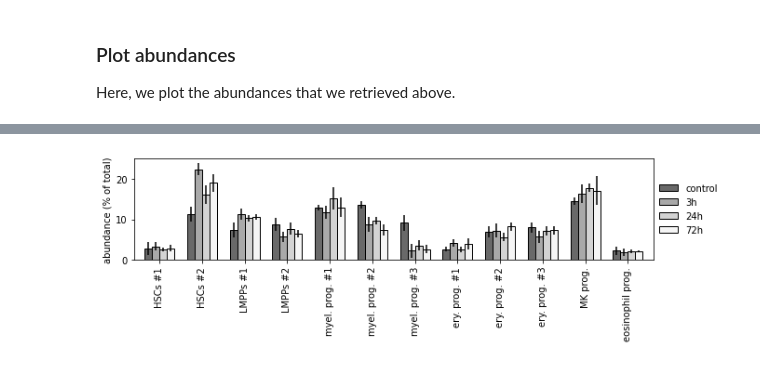
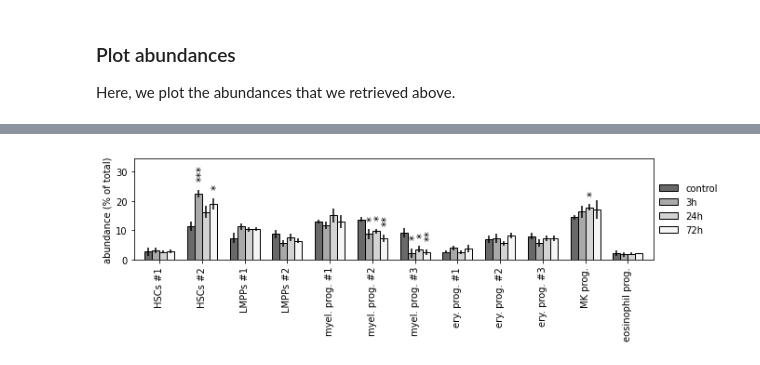
Before and after one commit to bjbouman/time_series_analysis, a Jupyter notebook: code/5.1.abundances_barplot.ipynb, the cells around one changed output, grey strips where cells are left out. Drawn from its saved outputs; the diff is of its cells as text; code cells hidden in the pictures.

```diff
--- a/code/5.1.abundances_barplot.ipynb
+++ b/code/5.1.abundances_barplot.ipynb
@@ -72,3 +59,22 @@ std_abundances = std_abundances.loc[adata.obs['clusters'].cat.categories,]
+# %%
+### calculate the p-values
+
+# create a 3D array with ones
+array_shape = (len(timepoints), len(clusters))
+pvalue_abundances = np.ones(array_shape, dtype=float)
+
+for time_idx in range(1, len(timepoints)):
+
+    # iterate over the clusters and calculate the t-test
+    for cluster_idx, cluster in enumerate(clusters):
+        control_cluster_abundances = abundances_array[0][:, cluster_idx]
+        current_cluster_abundances = abundances_array[time_idx][:, cluster_idx]
+
+        # perform the t-test
+        _, p_value = ttest_ind(control_cluster_abundances, current_cluster_abundances)
+
+        # add pvalue to array
+        pvalue_abundances[time_idx][cluster_idx] = p_value
 # %% [markdown]
 ### Plot abundances
 Here, we plot the abundances that we retrieved above.
@@ -93,19 +120,40 @@ plt.show()
 # %%
 ### plot abundances
-fig, axs = plt.subplots(1, 1, figsize=(10,2))
+fig, axs = plt.subplots(1, 1, figsize=(10, 2))
 
-mean_abundances.plot(kind="bar", yerr=std_abundances, ax=axs, width=0.7,
-                     color=['dimgray', 'darkgray', 'lightgray', 'whitesmoke'], edgecolor = "black")
+mean_df = pd.DataFrame(mean_abundances, columns=clusters, index=timepoints)
+std_df = pd.DataFrame(std_abundances, columns=clusters, index=timepoints)
+
+# create barplot
+mean_df.T.plot(kind="bar", yerr=std_abundances, ax=axs, width=0.7,
+                     color=['dimgray', 'darkgray', 'lightgray', 'whitesmoke'], edgecolor="black")
 axs.grid(False)
 
 # add legend and labels
 axs.set_ylabel("abundance (% of total)")
 axs.legend(loc="right", bbox_to_anchor=(1.14, 0.5), ncol=1, frameon=False)
 
+# adjust the plot limits to make room for the star annotations
+axs.set_ylim([0, mean_abundances.max().max() + 12])
+
+# add star for p-value
+for time_idx in range(1, len(timepoints)):
+    for cluster_idx, cluster in enumerate(clusters):
+        p_value = pvalue_abundances[time_idx, cluster_idx]
+        if p_value < 0.0001:
+            star_y = mean_df.iloc[time_idx, cluster_idx] + std_df.iloc[time_idx, cluster_idx] + 4
+            axs.text(axs.patches[cluster_idx + time_idx*len(clusters)].get_x() + 0.02, star_y, "***", fontsize=12, rotation = 90)
+        elif p_value < 0.001:
+            star_y = mean_df.iloc[time_idx, cluster_idx] + std_df.iloc[time_idx, cluster_idx] + 4
+            axs.text(axs.patches[cluster_idx + time_idx*len(clusters)].get_x() + 0.02, star_y, "**", fontsize=12, rotation = 90)
+        elif p_value < 0.01:
+            star_y = mean_df.iloc[time_idx, cluster_idx] + std_df.iloc[time_idx, cluster_idx] + 4
+            axs.text(axs.patches[cluster_idx + time_idx*len(clusters)].get_x() + 0.02, star_y, "*", fontsize=12, rotation = 90)
+
 # save figure
 save_path = "../figures/5.1.abundances_barplot_graytones.pdf"
 fig.savefig(save_path, bbox_inches='tight', format='pdf', dpi=300)
 
 plt.show()
 # %% [output]
-[figure, old version]
+[figure, new version]
```
Also changed, not shown: parts of 6 cells of this notebook.
